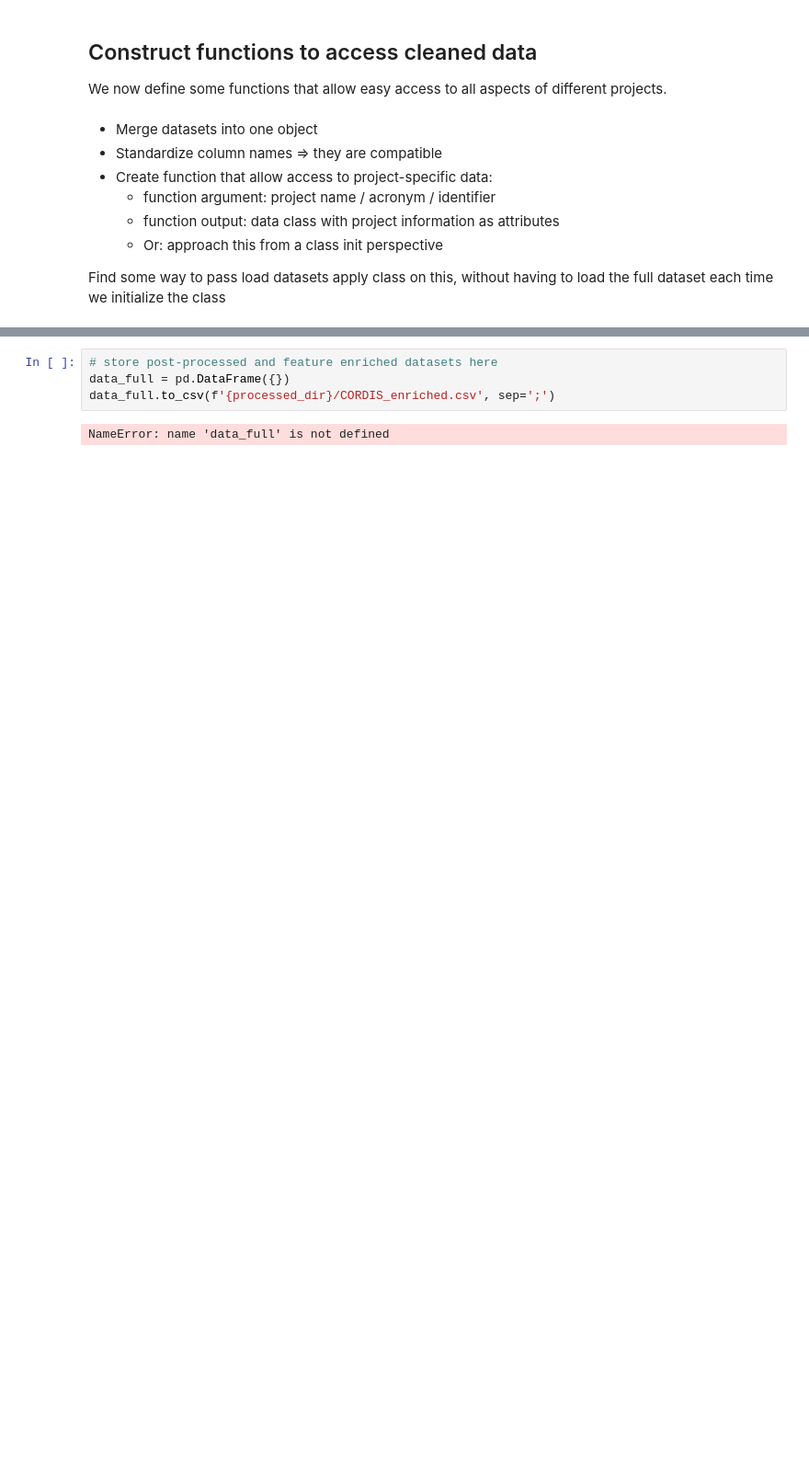
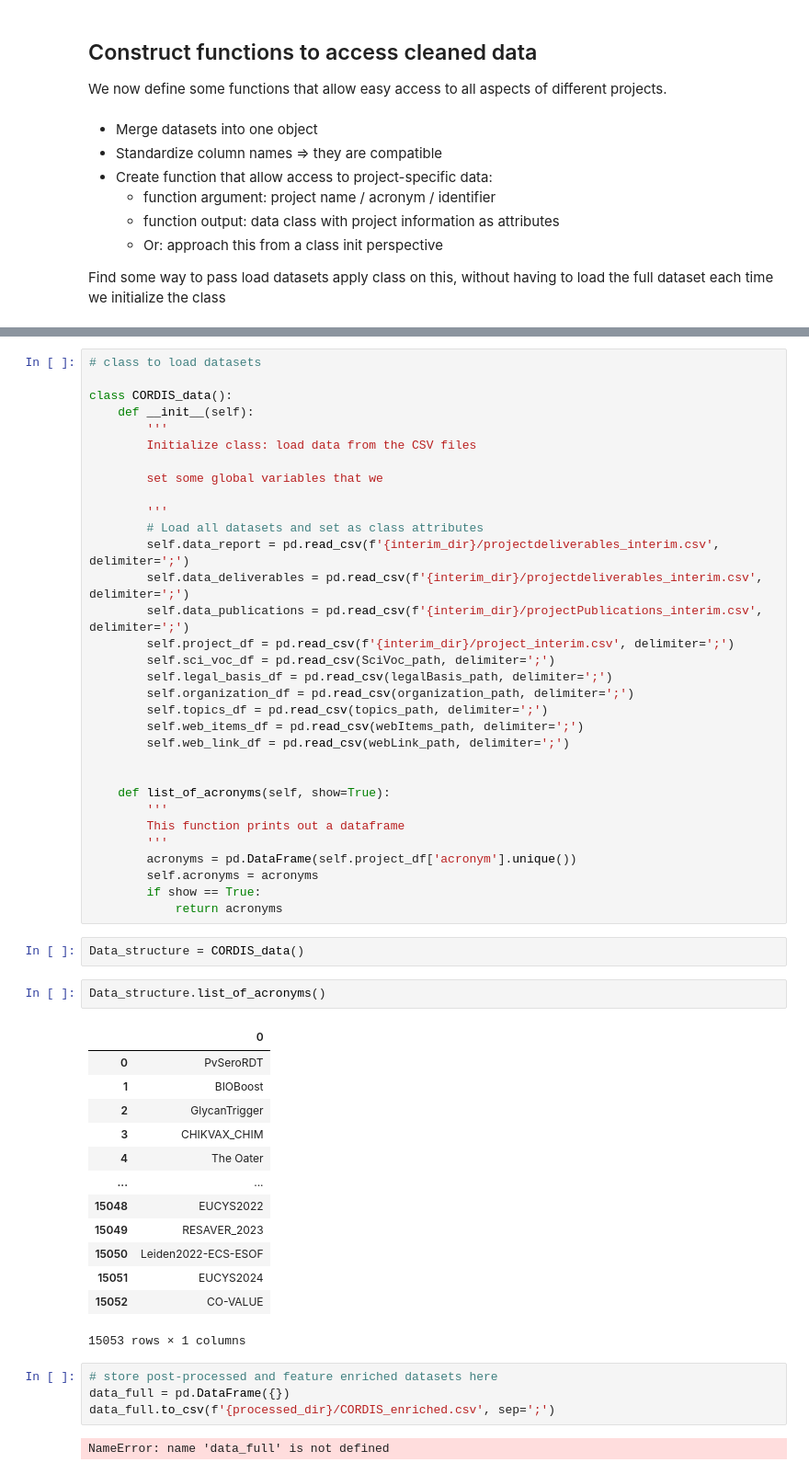
Before and after one commit to sulikismaylovv/EU_Horizon_Dashboard, a Jupyter notebook: notebooks/01_data_preparation.ipynb, the cells around one changed output, grey strips where cells are left out. Shown: that part at 92% size. Drawn from its saved outputs; the diff is of its cells as text; blank space fills up the shorter version.

Commit message:
Update imported datasets

```diff
--- a/notebooks/01_data_preparation.ipynb
+++ b/notebooks/01_data_preparation.ipynb
@@ -643,3 +662,53 @@ class Project_data(CORDIS_data):
+# %%
+# class to load datasets
+
+class CORDIS_data():
+    def __init__(self):
+        '''
+        Initialize class: load data from the CSV files
+
+        set some global variables that we
+
+        '''
+        # Load all datasets and set as class attributes
+        self.data_report = pd.read_csv(f'{interim_dir}/projectdeliverables_interim.csv', delimiter=';')
+        self.data_deliverables = pd.read_csv(f'{interim_dir}/projectdeliverables_interim.csv', delimiter=';')
+        self.data_publications = pd.read_csv(f'{interim_dir}/projectPublications_interim.csv', delimiter=';')
+        self.project_df = pd.read_csv(f'{interim_dir}/project_interim.csv', delimiter=';')
+        self.sci_voc_df = pd.read_csv(SciVoc_path, delimiter=';')
+        self.legal_basis_df = pd.read_csv(legalBasis_path, delimiter=';')
+        self.organization_df = pd.read_csv(organization_path, delimiter=';')
+        self.topics_df = pd.read_csv(topics_path, delimiter=';')
+        self.web_items_df = pd.read_csv(webItems_path, delimiter=';')
+        self.web_link_df = pd.read_csv(webLink_path, delimiter=';')
+
+
+    def list_of_acronyms(self, show=True):
+        '''
+        This function prints out a dataframe
+        '''
+        acronyms = pd.DataFrame(self.project_df['acronym'].unique())
+        self.acronyms = acronyms
+        if show == True:
+            return acronyms
+# %%
+Data_structure = CORDIS_data()
+# %%
+Data_structure.list_of_acronyms()
+# %% [output]
+|  | 0 |
+| 0 | PvSeroRDT |
+| 1 | BIOBoost |
+| 2 | GlycanTrigger |
+| 3 | CHIKVAX_CHIM |
+| 4 | The Oater |
+| ... | ... |
+| 15048 | EUCYS2022 |
+| 15049 | RESAVER_2023 |
+| 15050 | Leiden2022-ECS-ESOF |
+| 15051 | EUCYS2024 |
+| 15052 | CO-VALUE |
+15053 rows × 1 columns
 # %%
 # store post-processed and feature enriched datasets here
 data_full = pd.DataFrame({})
```
Also changed, not shown: parts of 33 cells of this notebook, 2 other files.
